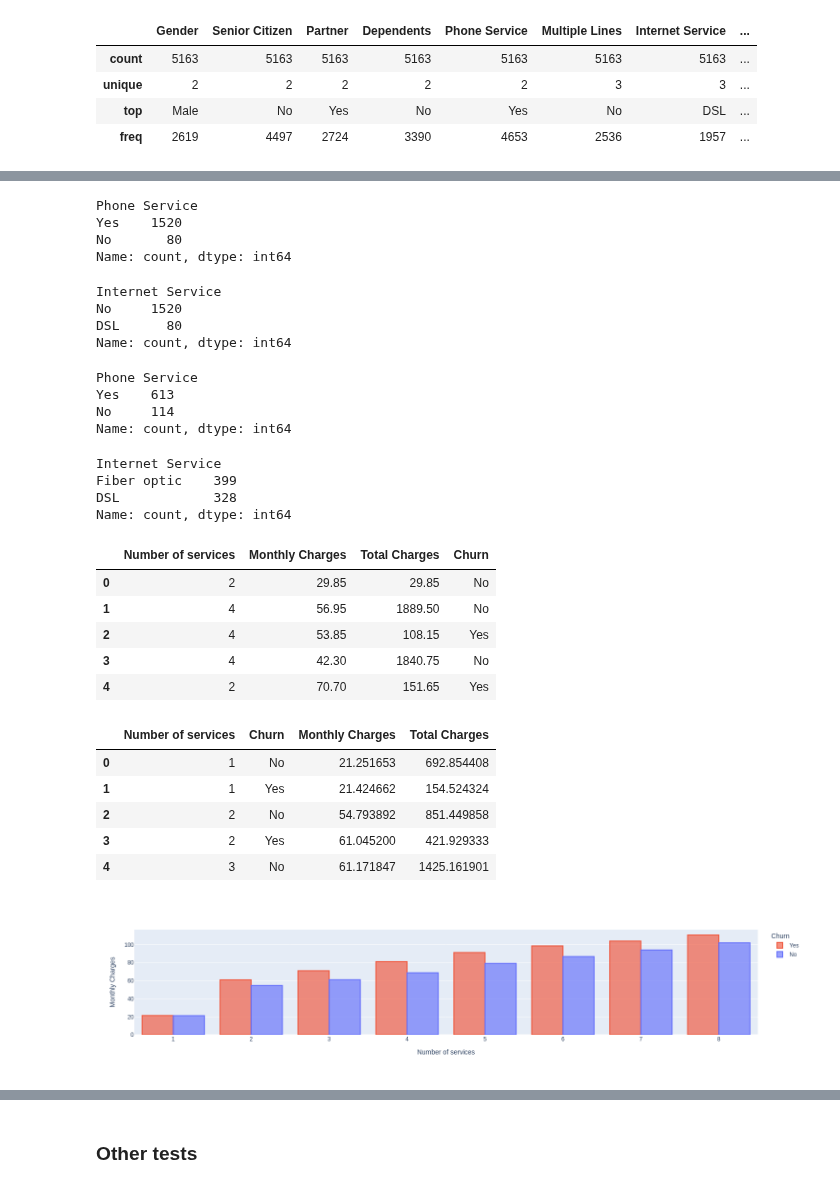
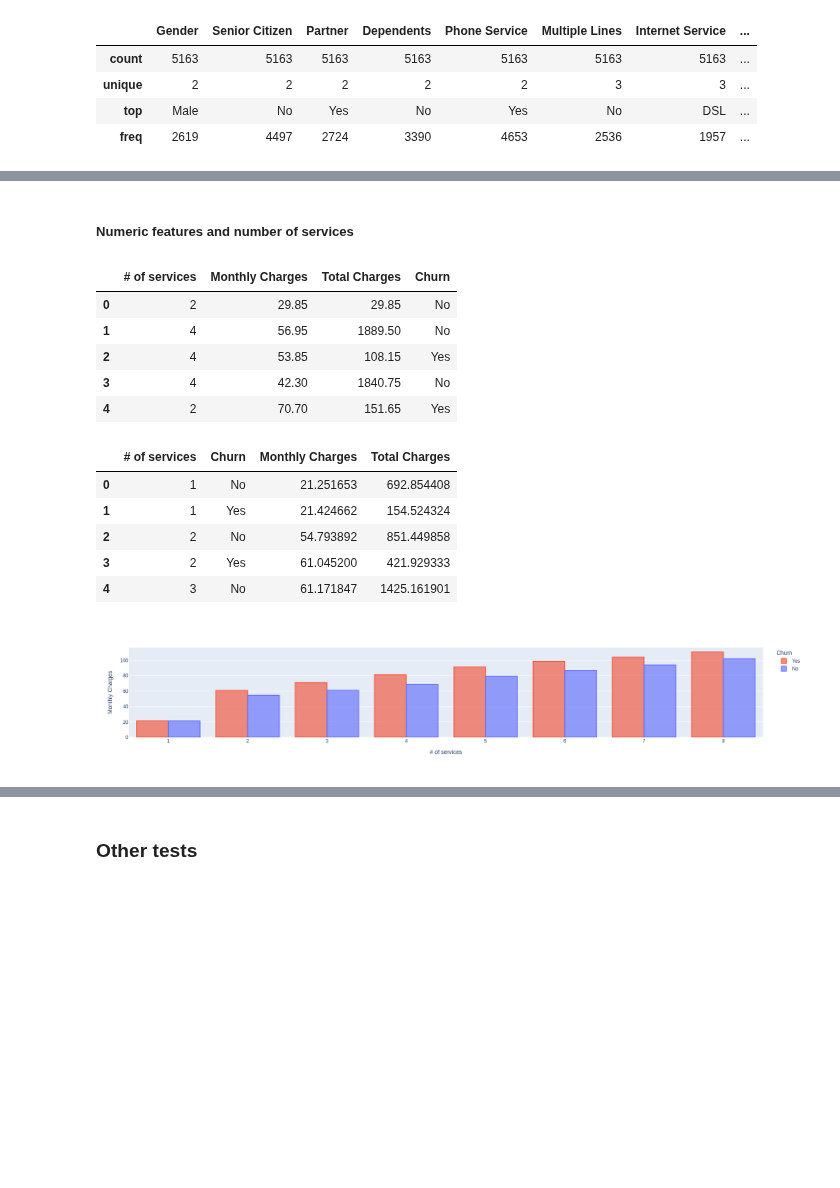
Before and after one commit to CassiaNascimento/Customer_Churn_Prediction, a Jupyter notebook: notebooks/EDA.ipynb, the cells around one changed output, grey strips where cells are left out. Drawn from its saved outputs; the diff is of its cells as text; code cells hidden in the pictures; blank space fills up the shorter version.

```diff
--- a/notebooks/EDA.ipynb
+++ b/notebooks/EDA.ipynb
@@ -572,6 +1292,6 @@ df_services.head()
 # %%
 mapping={"Yes":1, "Fiber optic":1, "DSL":1, "No":0, "No internet service":0}
 # %%
-for col in df_services.columns:
-    df_services.loc[:,col]=df_services.loc[:,col].map(mapping)
+for col in services.columns:
+    services.loc[:,col]=services.loc[:,col].map(mapping)
 # %%
@@ -596,7 +1316,7 @@ Streaming TV         0
 Streaming Movies     0
 dtype: int64
 # %%
-number_of_services=df_services.sum(axis=1).to_frame()
-number_of_services.columns=["Number of services"]
-number_of_services.head()
+n_of_services=services.sum(axis=1).to_frame()
+n_of_services.columns=["# of services"]
+n_of_services.head()
 # %% [output]
@@ -693,46 +1348,20 @@ Name: count, dtype: int64
-# %%
-df_test[df_test["Number of services"]==1]["Phone Service"].value_counts()
-# %% [output]
-Phone Service
-Yes    1520
-No       80
-Name: count, dtype: int64
-# %%
-df_test[df_test["Number of services"]==1]["Internet Service"].value_counts()
-# %% [output]
-Internet Service
-No     1520
-DSL      80
-Name: count, dtype: int64
-# %%
-df_test[df_test["Number of services"]==2]["Phone Service"].value_counts()
-# %% [output]
-Phone Service
-Yes    613
-No     114
-Name: count, dtype: int64
-# %%
-df_test[df_test["Number of services"]==2]["Internet Service"].value_counts()
-# %% [output]
-Internet Service
-Fiber optic    399
-DSL            328
-Name: count, dtype: int64
+# %% [markdown]
+##### Numeric features and number of services
 # %%
-df4=pd.concat((number_of_services,df[["Monthly Charges","Total Charges", "Churn"]]),axis=1)
-df4.head()
+df_numeric_services=pd.concat((n_of_services,df[["Monthly Charges","Total Charges", "Churn"]]),axis=1)
+df_numeric_services.head()
 # %% [output]
-|  | Number of services | Monthly Charges | Total Charges | Churn |
+|  | # of services | Monthly Charges | Total Charges | Churn |
 | 0 | 2 | 29.85 | 29.85 | No |
 | 1 | 4 | 56.95 | 1889.50 | No |
 | 2 | 4 | 53.85 | 108.15 | Yes |
 | 3 | 4 | 42.30 | 1840.75 | No |
 | 4 | 2 | 70.70 | 151.65 | Yes |
 # %%
-df5=df4.groupby(by=["Number of services","Churn"]).mean().reset_index()
-df5.head()
+df_numeric_services_gb=df_numeric_services.groupby(by=["# of services","Churn"]).mean().reset_index()
+df_numeric_services_gb.head()
 # %% [output]
-|  | Number of services | Churn | Monthly Charges | Total Charges |
+|  | # of services | Churn | Monthly Charges | Total Charges |
 | 0 | 1 | No | 21.251653 | 692.854408 |
 | 1 | 1 | Yes | 21.424662 | 154.524324 |
 | 2 | 2 | No | 54.793892 | 851.449858 |
@@ -741,8 +1372,8 @@ df5.head()
 # %%
-fig = px.bar(df5, x="Number of services", y="Monthly Charges",color="Churn", category_orders={"Churn":["Yes","No"]}, barmode="group")
+fig = px.bar(df_numeric_services_gb, x="# of services", y="Monthly Charges",color="Churn", category_orders={"Churn":["Yes","No"]}, barmode="group")
 fig.update_traces(textposition='outside')
 fig.update_traces(marker_color="rgba(99, 110, 250, 0.65)", marker_line_color="rgb(99, 110, 250)",marker_line_width=2, selector=dict(name='No'))
 fig.update_traces(marker_color="rgba(239, 85, 59, 0.65)", marker_line_color="rgb(239, 85, 59)",marker_line_width=2, selector=dict(name='Yes'))
 fig.show()
 # %% [output]
-[figure, old version]
+[figure, new version]
```
Also changed, not shown: parts of 379 cells of this notebook, 2 other files.
